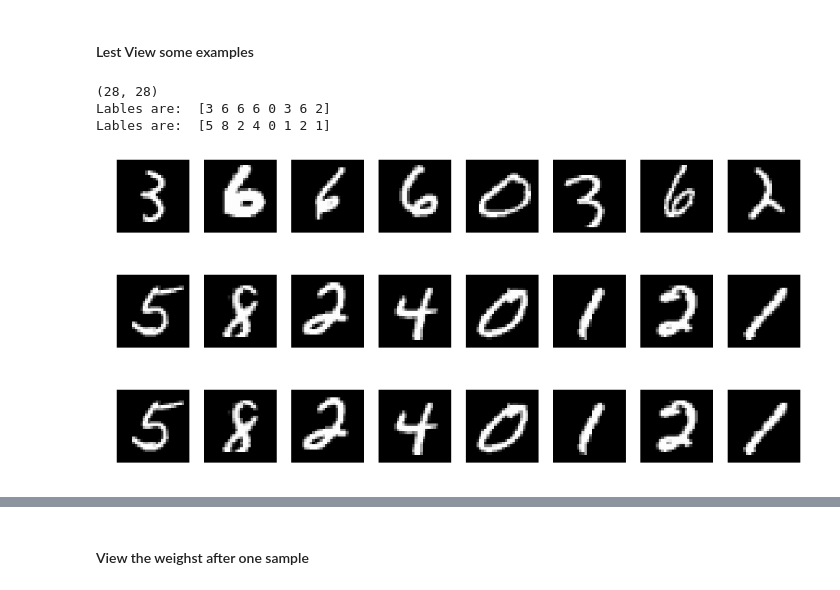
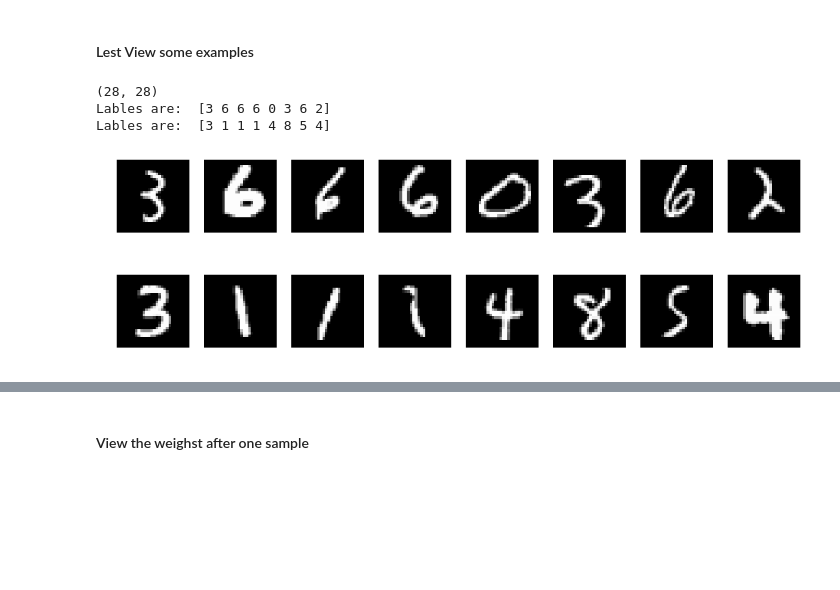
Before and after one commit to naomifridman/Introduction_to_deep_learning, a Jupyter notebook: Deep_Learning_intro_part2_nonlinear_perceptron.ipynb, the cells around one changed output, grey strips where cells are left out. Drawn from its saved outputs; the diff is of its cells as text; code cells hidden in the pictures; blank space fills up the shorter version.

```diff
--- a/Deep_Learning_intro_part2_nonlinear_perceptron.ipynb
+++ b/Deep_Learning_intro_part2_nonlinear_perceptron.ipynb
@@ -114,21 +119,20 @@ print(x_test.shape[0], 'test samples')
 # %% [markdown]
 #### Lest View some examples
 # %%
-import matplotlib_utils as umplot
+import matplotlib as mpl
+mpl.rc('image', cmap='gray')
+
 print(x_train[0].shape)
 print('Lables are: ', y_train[0:8])
-umplot.show_list_images(x_train[0:8])
-print('Lables are: ', y_train[80:88])
-umplot.show_list_images(x_train[80:88])
-
-umplot.show_list_images(x_train[80:88])
+uplot.show_list_images(x_train[0:8])
+print('Lables are: ', y_train[70:78])
+uplot.show_list_images(x_train[70:78])
 # %% [output]
 (28, 28)
 Lables are:  [3 6 6 6 0 3 6 2]
-Lables are:  [5 8 2 4 0 1 2 1]
+Lables are:  [3 1 1 1 4 8 5 4]
 [figure]
-[figure, old version]
+[figure, new version]
-[figure, removed]
 # %% [markdown]
 ### Perceptron Scheme
 * **Weights** will have following shape:  (n_classes, 28*28+1)
```
Also changed, not shown: parts of 16 cells of this notebook, 1 other file.
